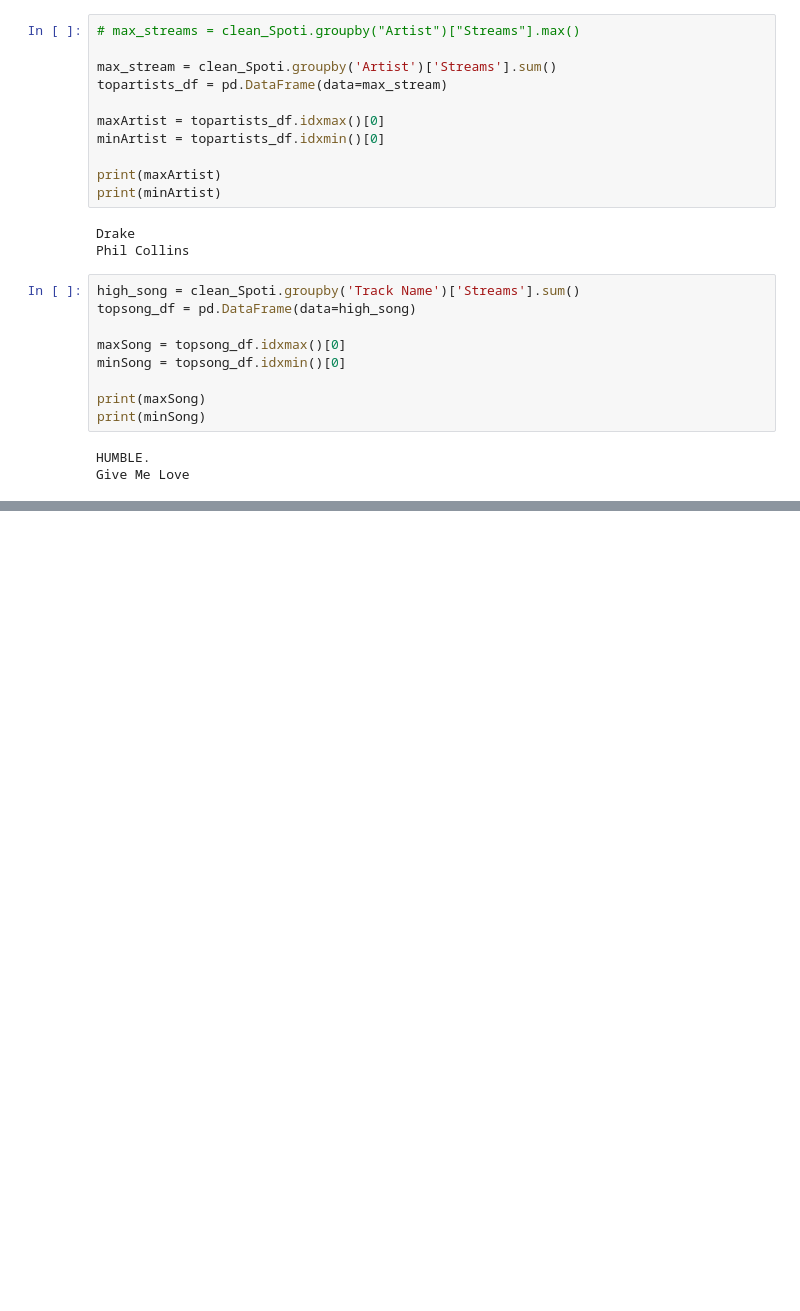
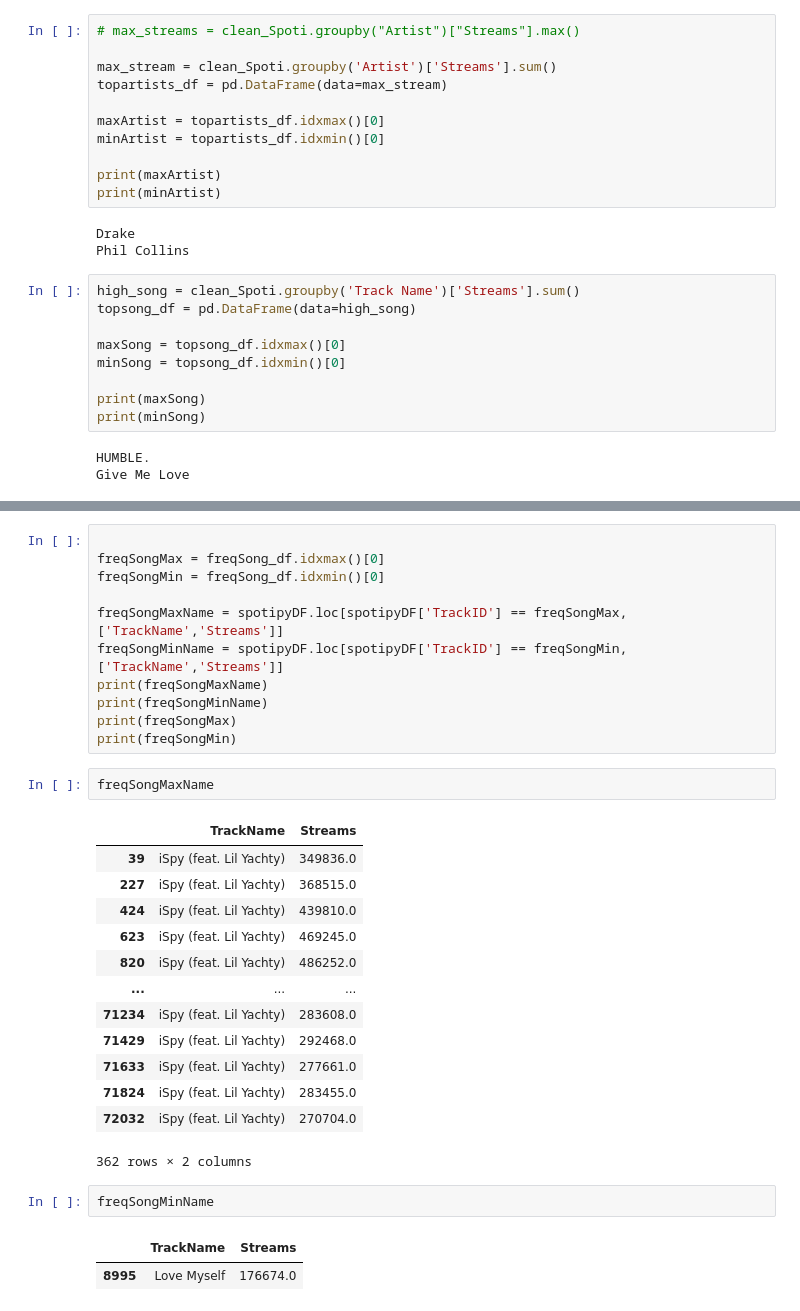
Before and after one commit to iastanehasl/Project-One, a Jupyter notebook: Spotipy_Group.ipynb, the cells around one changed output, grey strips where cells are left out. Cells and saved outputs as stored; diff of their text form; blank space fills up the shorter version.

```diff
--- a/Spotipy_Group.ipynb
+++ b/Spotipy_Group.ipynb
@@ -113,0 +151,32 @@ mansionz        1                 1         1         1            1      1
+# %%
+
+freqSongMax = freqSong_df.idxmax()[0]
+freqSongMin = freqSong_df.idxmin()[0]
+
+freqSongMaxName = spotipyDF.loc[spotipyDF['TrackID'] == freqSongMax,['TrackName','Streams']]
+freqSongMinName = spotipyDF.loc[spotipyDF['TrackID'] == freqSongMin,['TrackName','Streams']]
+print(freqSongMaxName)
+print(freqSongMinName)
+print(freqSongMax)
+print(freqSongMin)
+# %%
+freqSongMaxName
+# %% [output]
+|  | TrackName | Streams |
+| 39 | iSpy (feat. Lil Yachty) | 349836.0 |
+| 227 | iSpy (feat. Lil Yachty) | 368515.0 |
+| 424 | iSpy (feat. Lil Yachty) | 439810.0 |
+| 623 | iSpy (feat. Lil Yachty) | 469245.0 |
+| 820 | iSpy (feat. Lil Yachty) | 486252.0 |
+| ... | ... | ... |
+| 71234 | iSpy (feat. Lil Yachty) | 283608.0 |
+| 71429 | iSpy (feat. Lil Yachty) | 292468.0 |
+| 71633 | iSpy (feat. Lil Yachty) | 277661.0 |
+| 71824 | iSpy (feat. Lil Yachty) | 283455.0 |
+| 72032 | iSpy (feat. Lil Yachty) | 270704.0 |
+362 rows × 2 columns
+# %%
+freqSongMinName
+# %% [output]
+|  | TrackName | Streams |
+| 8995 | Love Myself | 176674.0 |
```
Also changed, not shown: parts of 10 cells of this notebook.
